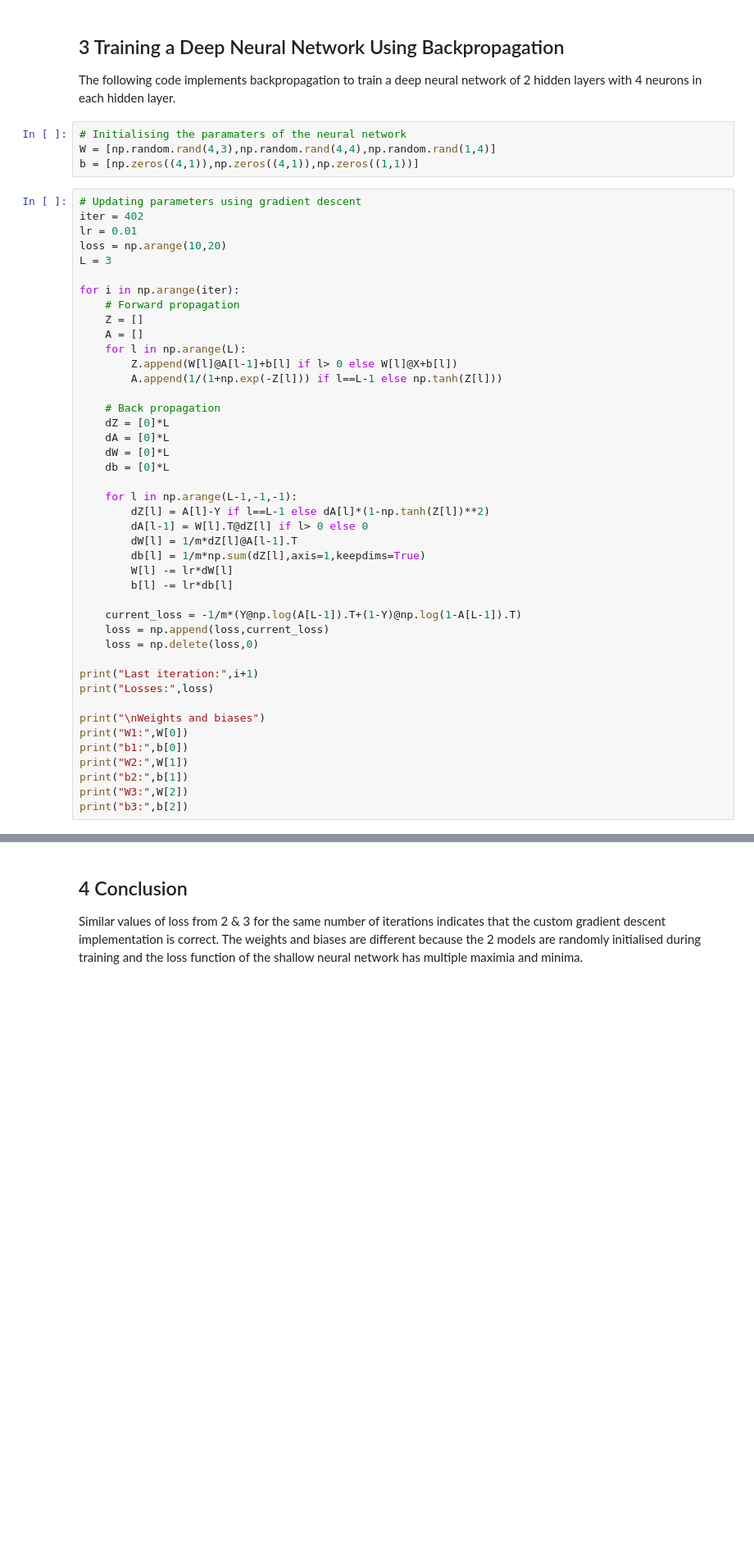
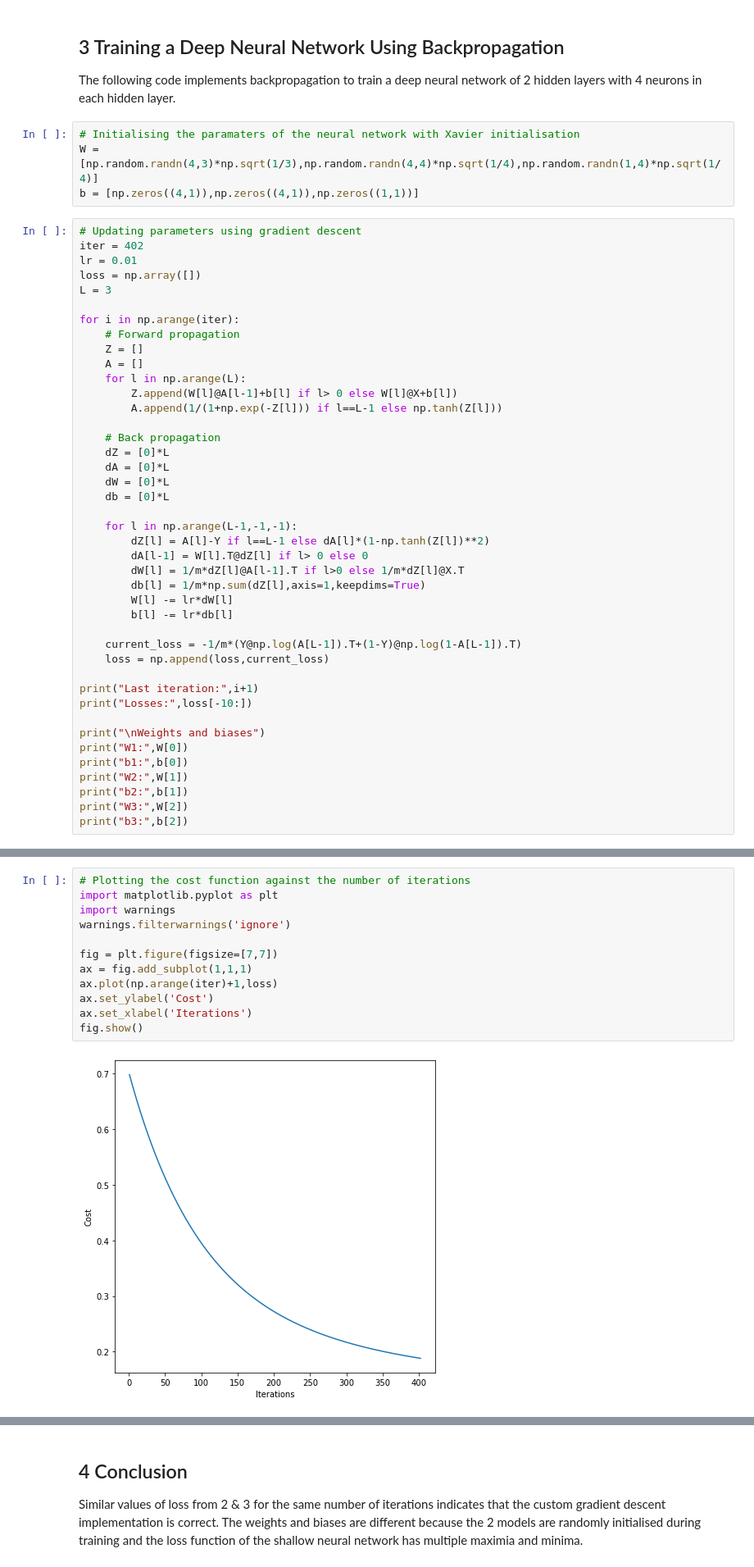
Before and after one commit to allenkuncheria/Training-Neural-Networks-using-Backpropagation, a Jupyter notebook: Training a Deep Neural Network.ipynb, the cells around one changed output, grey strips where cells are left out. Shown: that part at 82% size. Saved outputs shown, nothing was run; the diff lists cells and outputs as text; blank space fills up the shorter version.

```diff
--- a/Training a Deep Neural Network.ipynb
+++ b/Training a Deep Neural Network.ipynb
@@ -145,14 +145,14 @@ b3: [[0.45849985]]
 ## 3 Training a Deep Neural Network Using Backpropagation
 The following code implements backpropagation to train a deep neural network of 2 hidden layers with 4 neurons in each hidden layer.
 # %%
-# Initialising the paramaters of the neural network
-W = [np.random.rand(4,3),np.random.rand(4,4),np.random.rand(1,4)]
+# Initialising the paramaters of the neural network with Xavier initialisation
+W = [np.random.randn(4,3)*np.sqrt(1/3),np.random.randn(4,4)*np.sqrt(1/4),np.random.randn(1,4)*np.sqrt(1/4)]
 b = [np.zeros((4,1)),np.zeros((4,1)),np.zeros((1,1))]
 # %%
 # Updating parameters using gradient descent
 iter = 402
 lr = 0.01
-loss = np.arange(10,20)
+loss = np.array([])
 L = 3
 
 for i in np.arange(iter):
@@ -172,17 +172,16 @@ for i in np.arange(iter):
     for l in np.arange(L-1,-1,-1):
         dZ[l] = A[l]-Y if l==L-1 else dA[l]*(1-np.tanh(Z[l])**2)
         dA[l-1] = W[l].T@dZ[l] if l> 0 else 0
-        dW[l] = 1/m*dZ[l]@A[l-1].T
+        dW[l] = 1/m*dZ[l]@A[l-1].T if l>0 else 1/m*dZ[l]@X.T
         db[l] = 1/m*np.sum(dZ[l],axis=1,keepdims=True)
         W[l] -= lr*dW[l]
         b[l] -= lr*db[l]
 
     current_loss = -1/m*(Y@np.log(A[L-1]).T+(1-Y)@np.log(1-A[L-1]).T)
     loss = np.append(loss,current_loss)
-    loss = np.delete(loss,0)
 
 print("Last iteration:",i+1)
-print("Losses:",loss)
+print("Losses:",loss[-10:])
 
 print("\nWeights and biases")
 print("W1:",W[0])
@@ -211,0 +211,14 @@ b3: [[-0.84748953]]
+# %%
+# Plotting the cost function against the number of iterations
+import matplotlib.pyplot as plt
+import warnings
+warnings.filterwarnings('ignore')
+
+fig = plt.figure(figsize=[7,7])
+ax = fig.add_subplot(1,1,1)
+ax.plot(np.arange(iter)+1,loss)
+ax.set_ylabel('Cost')
+ax.set_xlabel('Iterations')
+fig.show()
+# %% [output]
+[figure, added]
```
Also changed, not shown: parts of 11 cells of this notebook.
